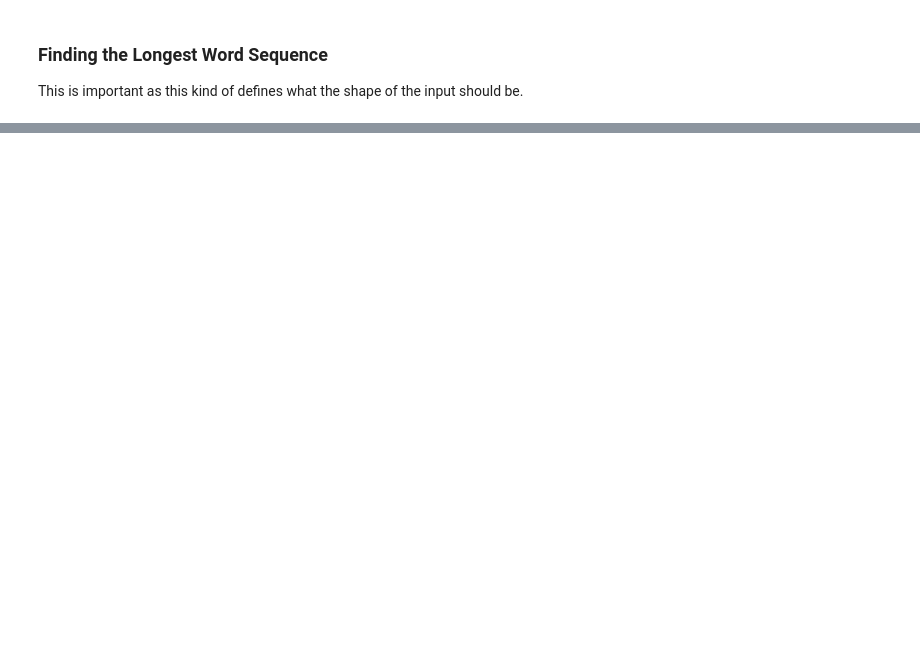
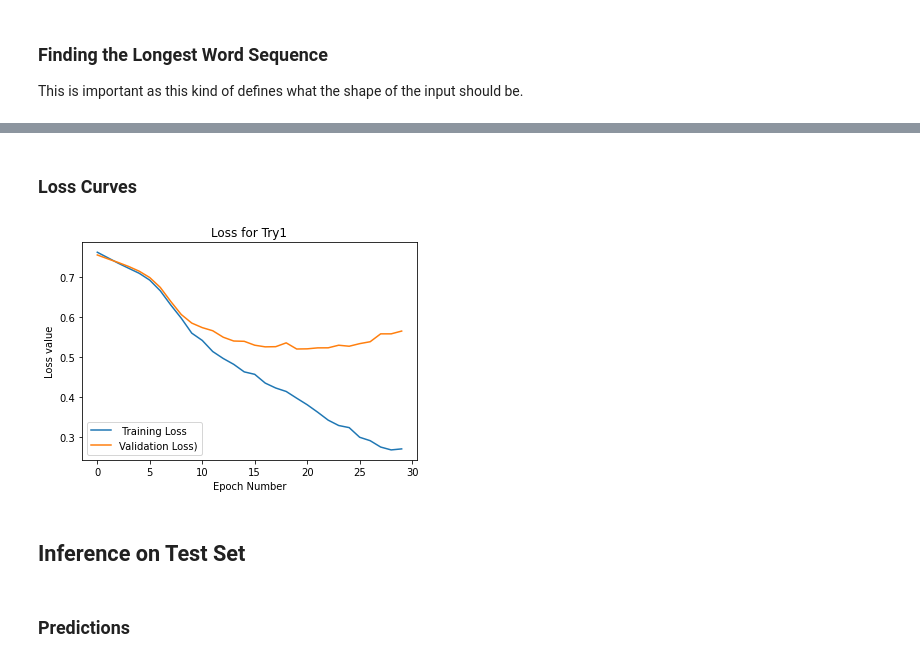
Before and after one commit to RecStu14/NLP-text-classification-CNN, a Jupyter notebook: train-cnn.ipynb, the cells around one changed output, grey strips where cells are left out. Cells and saved outputs as stored; diff of their text form; code cells hidden in the pictures; blank space fills up the shorter version.

```diff
--- a/train-cnn.ipynb
+++ b/train-cnn.ipynb
@@ -242,0 +487,17 @@ Therefore, in order to account for the both Trian and the Valid
+# %% [markdown]
+### Loss Curves
+# %%
+plt.plot(history.history['loss'], label=' Training Loss')
+plt.plot(history.history['val_loss'], label='Validation Loss)')
+plt.title('Loss for Try1')
+plt.ylabel('Loss value')
+plt.xlabel('Epoch Number')
+plt.legend(loc="lower left")
+plt.savefig('/Users/sankeerthana/Documents/NTU/YEAR_4/CZ4045/Group_Assignment/NLP-text-classification-CNN/model/analysis/try1_loss.jpg')
+plt.show()
+# %% [output]
+[figure, added]
+# %% [markdown]
+## Inference on Test Set
+# %% [markdown]
+### Predictions
```
Also changed, not shown: parts of 55 cells of this notebook, 3 other files.
